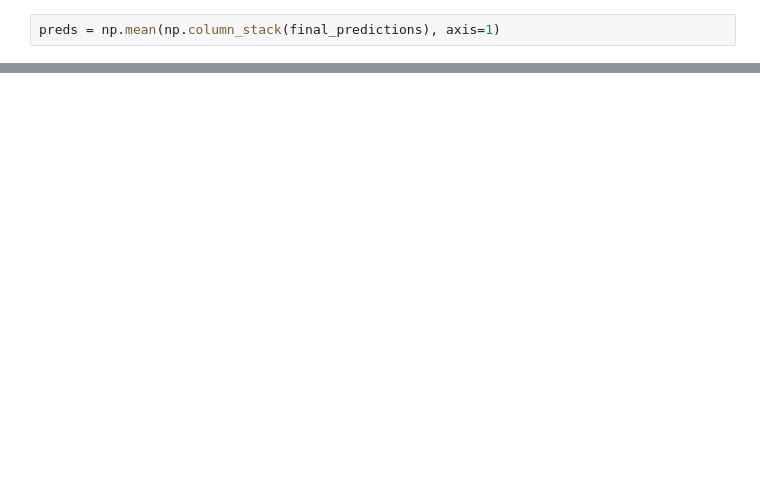
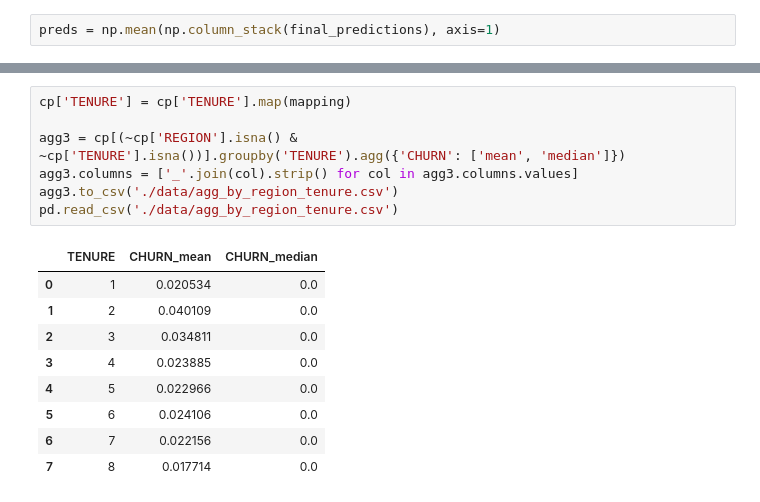
Before and after one commit to feeeper/zindi-expresso-churn-prediction-challenge, a Jupyter notebook: baseline.ipynb, the cells around one changed output, grey strips where cells are left out. Cells and saved outputs as stored; diff of their text form; blank space fills up the shorter version.

```diff
--- a/baseline.ipynb
+++ b/baseline.ipynb
@@ -197,0 +288,17 @@ cp[~cp['REGION'].isna()].groupby('TENURE').agg({'REGION': lambda x: mode(x)[0],
+# %%
+cp['TENURE'] = cp['TENURE'].map(mapping)
+
+agg3 = cp[(~cp['REGION'].isna() & ~cp['TENURE'].isna())].groupby('TENURE').agg({'CHURN': ['mean', 'median']})
+agg3.columns = ['_'.join(col).strip() for col in agg3.columns.values]
+agg3.to_csv('./data/agg_by_region_tenure.csv')
+pd.read_csv('./data/agg_by_region_tenure.csv')
+# %% [output]
+|  | TENURE | CHURN_mean | CHURN_median |
+| 0 | 1 | 0.020534 | 0.0 |
+| 1 | 2 | 0.040109 | 0.0 |
+| 2 | 3 | 0.034811 | 0.0 |
+| 3 | 4 | 0.023885 | 0.0 |
+| 4 | 5 | 0.022966 | 0.0 |
+| 5 | 6 | 0.024106 | 0.0 |
+| 6 | 7 | 0.022156 | 0.0 |
+| 7 | 8 | 0.017714 | 0.0 |
```
Also changed, not shown: parts of 15 cells of this notebook, 6 other files.
